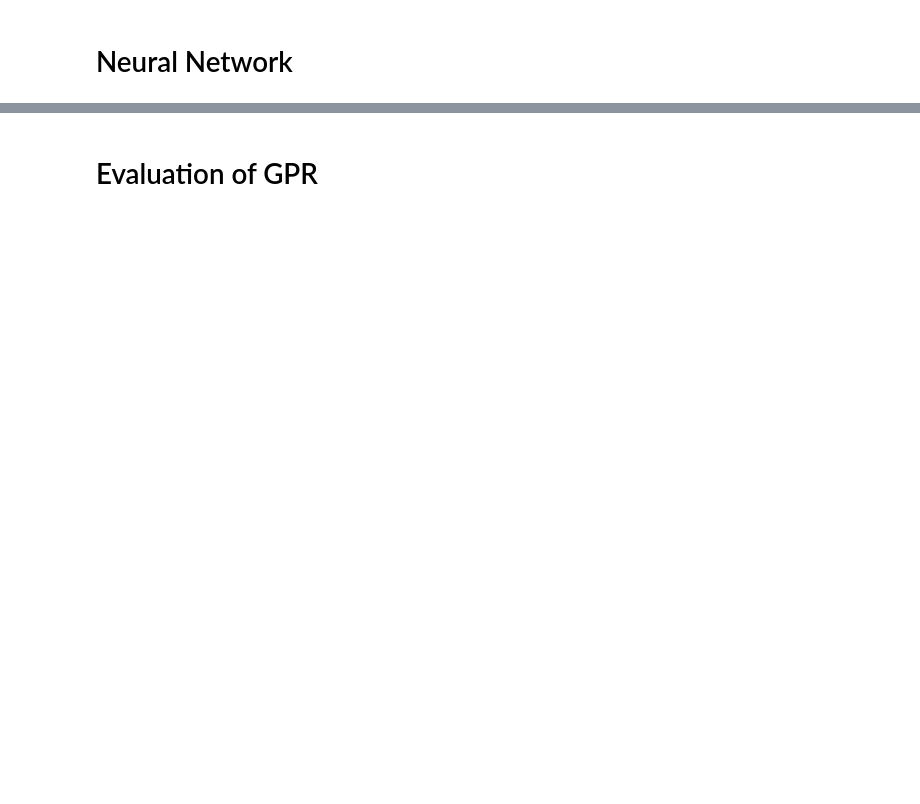
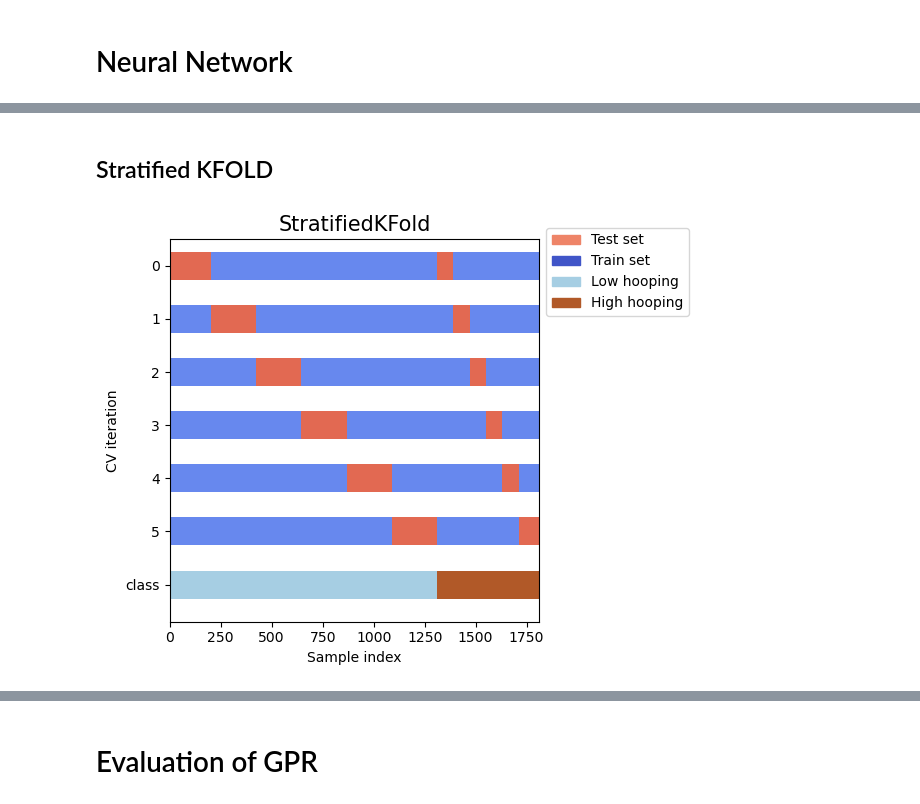
Before and after one commit to denyskononenko/smcp, a Jupyter notebook: backend/ml/model.ipynb, the cells around one changed output, grey strips where cells are left out. Drawn from its saved outputs; the diff is of its cells as text; code cells hidden in the pictures; blank space fills up the shorter version.

```diff
--- a/backend/ml/model.ipynb
+++ b/backend/ml/model.ipynb
@@ -302,0 +317,2 @@ evaluate_estimator(meta_ann_load, X_test, Y_test, X_train, Y_train)
+# %% [markdown]
+## Stratified KFOLD
@@ -302,0 +362,12 @@ evaluate_estimator(meta_ann_load, X_test, Y_test, X_train, Y_train)
+# %%
+fig, ax = plt.subplots()
+plot_cv_indices(StratifiedKFold(n_splits=6, shuffle=False), X_total, classes_total, ax, 6)
+ax.legend(
+        [Patch(color=cmap_cv(0.8)), Patch(color=cmap_cv(0.02)), Patch(color=cmap_data(0)), Patch(color=cmap_data(11))],
+        ["Test set", "Train set", "Low hooping", "High hooping"],
+        loc=(1.02, 0.8),
+)
+plt.tight_layout()
+fig.subplots_adjust(right=0.7)
+# %% [output]
+[figure, added]
```
Also changed, not shown: parts of 26 cells of this notebook.
